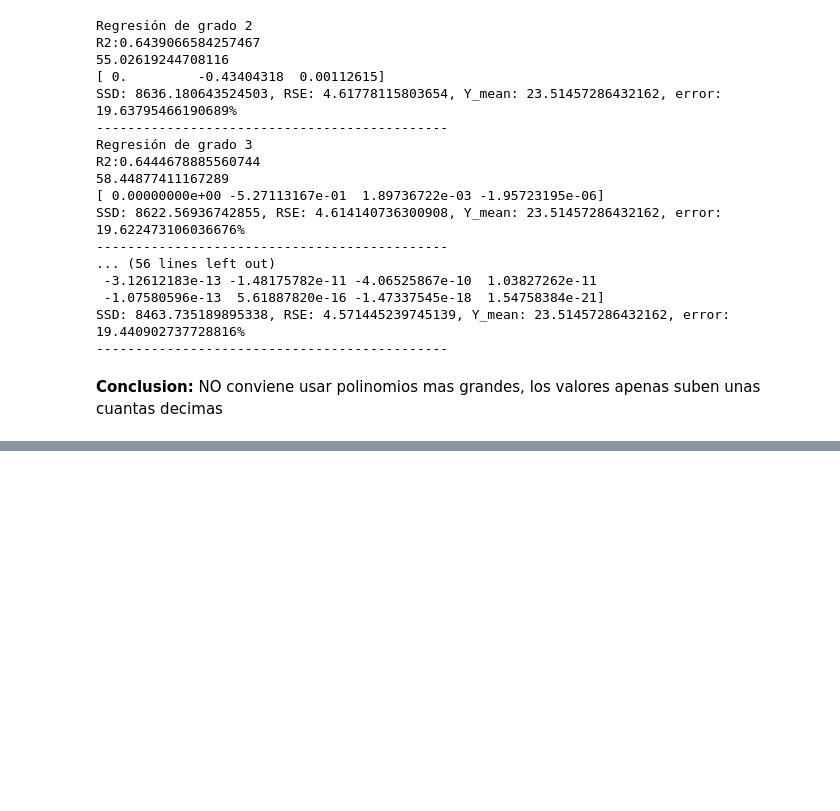
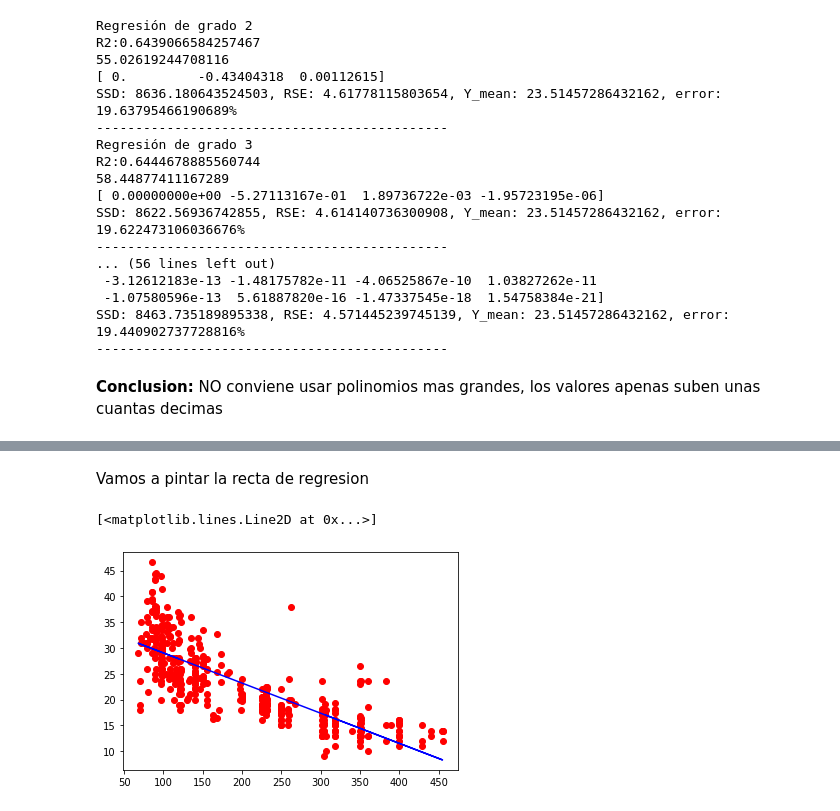
Before and after one commit to Karenahv/python-ml-curso, a Jupyter notebook: notebooks/T4 - 5 - Linear Regression - Problemas con la regresión lineal.ipynb, the cells around one changed output, grey strips where cells are left out. Saved outputs shown, nothing was run; the diff lists cells and outputs as text; code cells hidden in the pictures; blank space fills up the shorter version.

```diff
--- a/notebooks/T4 - 5 - Linear Regression - Problemas con la regresión lineal.ipynb
+++ b/notebooks/T4 - 5 - Linear Regression - Problemas con la regresión lineal.ipynb
@@ -489,0 +518,9 @@ def regresion_validation(X_data, Y, Y_pred):
+# %% [markdown]
+Vamos a pintar la recta de regresion
+# %%
+%matplotlib inline
+plt.plot(X,Y,"ro") #estos son los puntos rojos
+plt.plot(X,lm.predict(X), color="blue")#muestro predicciones en grafico
+# %% [output]
+[<matplotlib.lines.Line2D at 0x...>]
+[figure, added]
```
Also changed, not shown: parts of 20 cells of this notebook.
